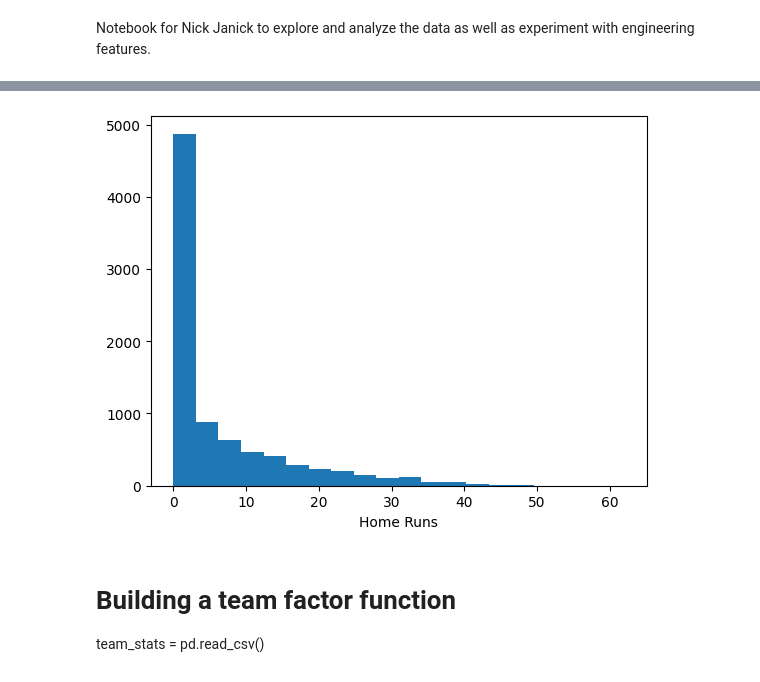
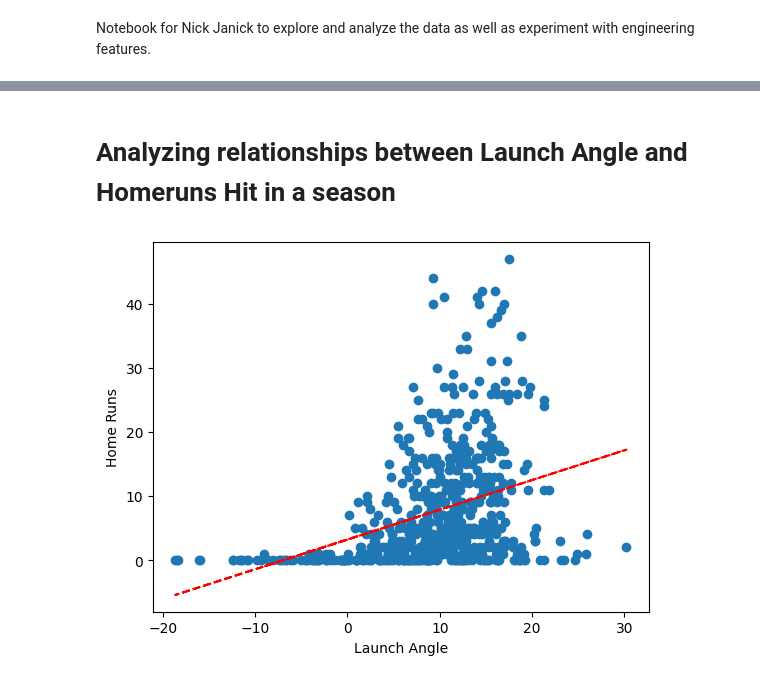
Before and after one commit to N-Janick/BE2100_HR_predictions_ML_project, a Jupyter notebook: notebooks/exploration/nick_j_notebook.ipynb, the cells around one changed output, grey strips where cells are left out. Cells and saved outputs as stored; diff of their text form; code cells hidden in the pictures.

```diff
--- a/notebooks/exploration/nick_j_notebook.ipynb
+++ b/notebooks/exploration/nick_j_notebook.ipynb
@@ -52,9 +134,17 @@ plt.show()
-# %%
-plt.hist(players["HR"],20)
-plt.xlabel("Home Runs")
-plt.show()
-# %% [output]
-[figure, removed]
-# %% [markdown]
-# Building a team factor function
-team_stats = pd.read_csv()
+# %% [markdown]
+# Analyzing relationships between Launch Angle and Homeruns Hit in a season
+# %%
+# assigning columns to variables to for scatter plot and trendline
+x = players["LA"]
+y = players["HR"]
+z = np.polyfit(x, y, 1) # fits a linear polynomial
+p = np.poly1d(z)    # creates a polynomial function from coefficients from z
+
+
+plt.scatter(x,y)
+plt.plot(x, p(x), "r--")
+plt.xlabel("Launch Angle")
+plt.ylabel("Home Runs")
+plt.show()
+# %% [output]
+[figure, added]
```
Also changed, not shown: parts of 29 cells of this notebook, 3 other files.
